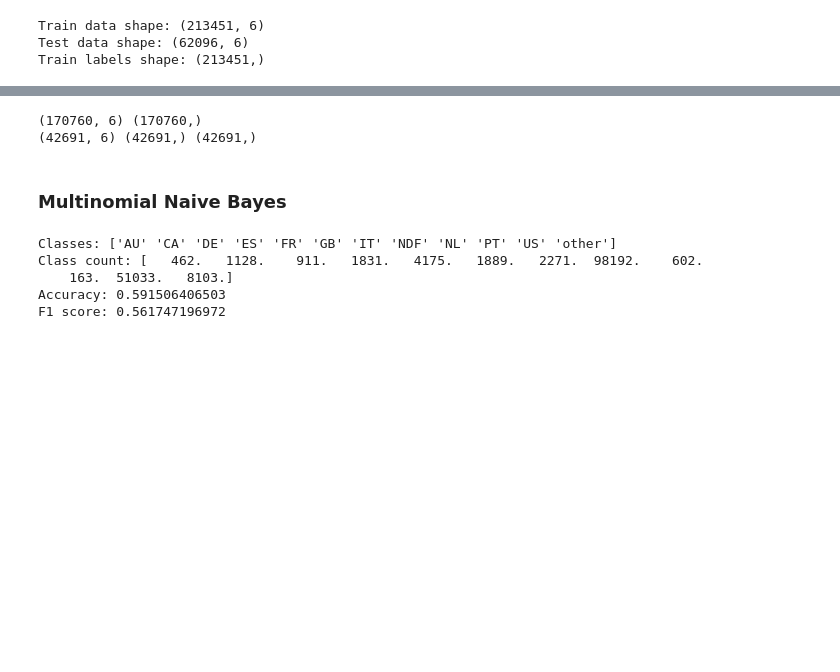
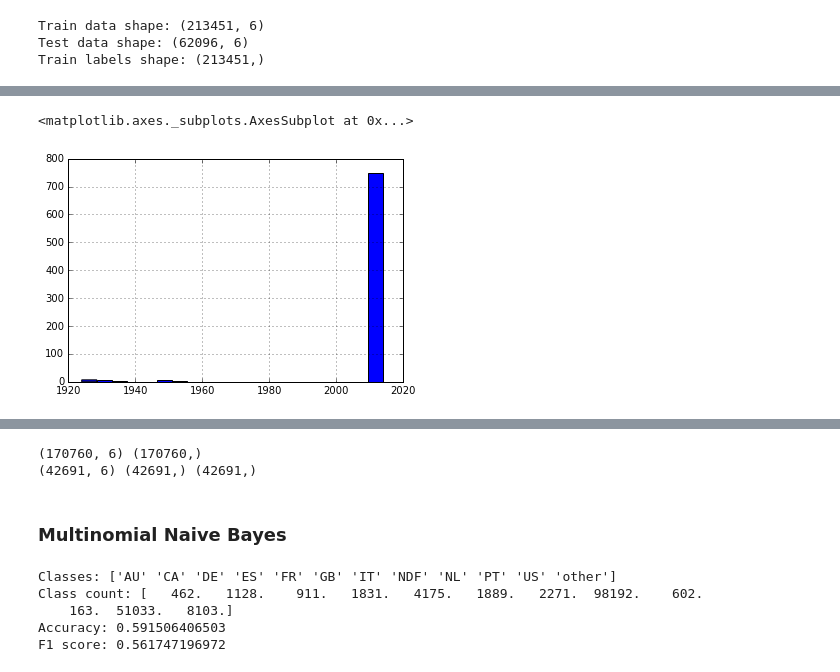
Before and after one commit to kyungguyeo/W207-Final-Project, a Jupyter notebook: airbnb_shared_project.ipynb, the cells around one changed output, grey strips where cells are left out. Drawn from its saved outputs; the diff is of its cells as text; code cells hidden in the pictures; blank space fills up the shorter version.

```diff
--- a/airbnb_shared_project.ipynb
+++ b/airbnb_shared_project.ipynb
@@ -87,0 +128,11 @@ Train labels shape: (213451,)
+# %%
+# Let's look more closely at those values greater than 1915.
+GT_1915 = train_data[train_data.age > 1915].age
+GT_1915.hist(bins=20)
+# We have some values between 1915 and 1997 which we can
+# assume could be birth years.
+# The large number of values > 1997 are likely the current
+# year the user registered.
+# %% [output]
+<matplotlib.axes._subplots.AxesSubplot at 0x...>
+[figure, added]
```
Also changed, not shown: parts of 17 cells of this notebook, 1 other file.
